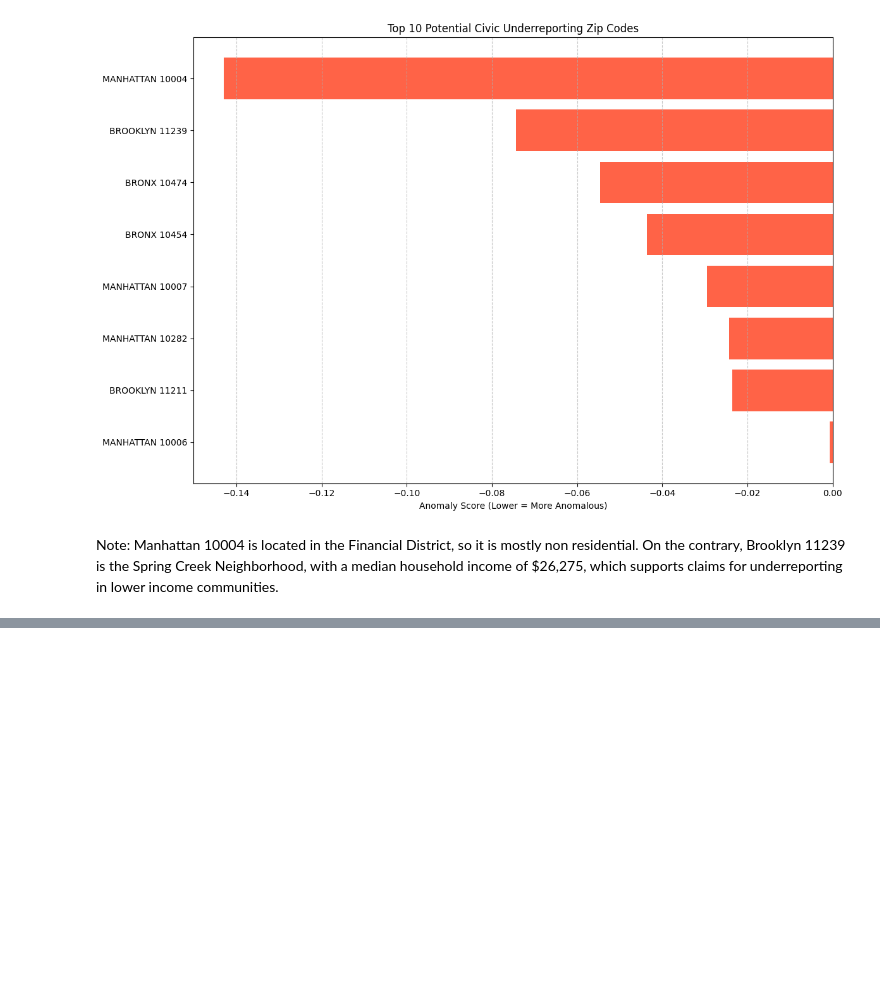
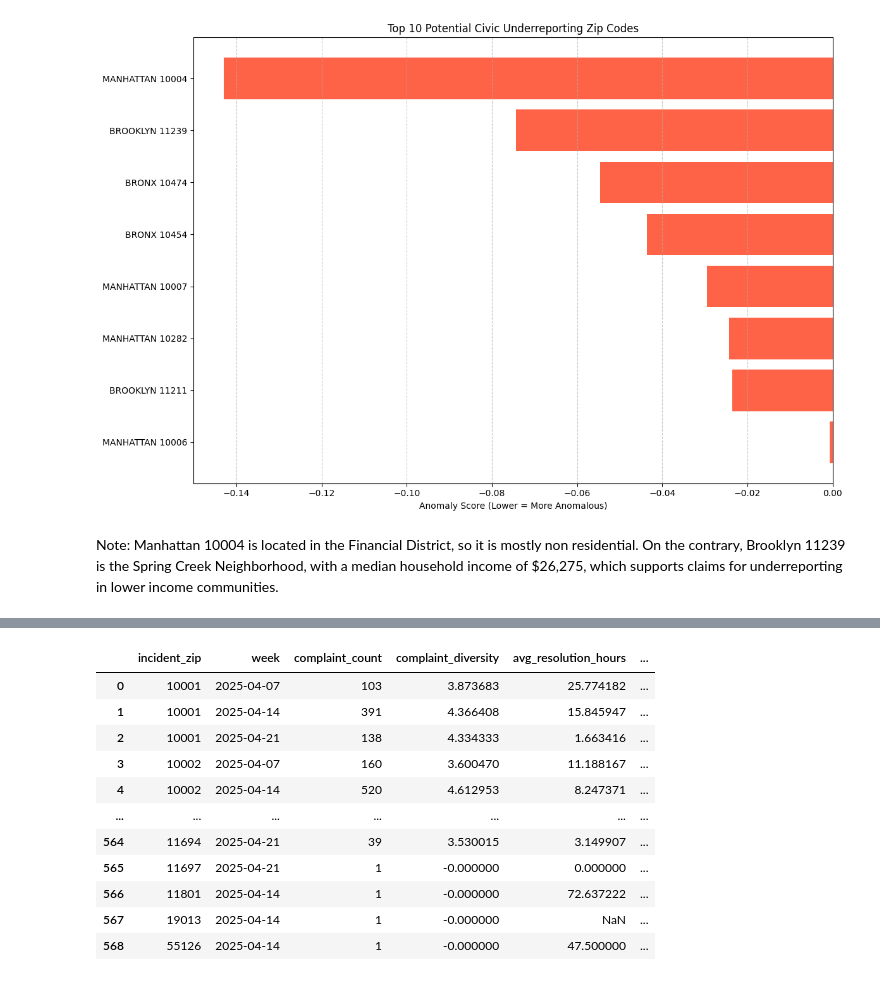
Before and after one commit to kevingutierrez04/311-calls-ny, a Jupyter notebook: ML_models.ipynb, the cells around one changed output, grey strips where cells are left out. Cells and saved outputs as stored; diff of their text form; code cells hidden in the pictures; blank space fills up the shorter version.

```diff
--- a/ML_models.ipynb
+++ b/ML_models.ipynb
@@ -166,0 +227,76 @@ Note: Manhattan 10004 is located in the Financial District, so it is mostly non
+# %%
+# WEEKLY FEATURE ENGINEERING (change_rate, surge_factor, diversity, resolution)
+
+import pandas as pd
+import numpy as np
+
+# 1) Load & clean
+zs = pd.read_csv('./zip_summary.csv')
+df = pd.read_csv(
+    './merged_nyc_311_census_data.csv',
+    parse_dates=['created_date', 'closed_date'],
+)
+
+# Helper to turn floats or ints into 5-digit strings, else drop
+def clean_zip(z):
+    try:
+        zi = int(float(z))
+        return f"{zi:05d}"
+    except:
+        return None
+
+for _df in (zs, df):
+    _df['incident_zip'] = _df['incident_zip'].apply(clean_zip)
+df = df.dropna(subset=['incident_zip'])
+zs = zs.dropna(subset=['incident_zip', 'total_population'])
+zs['total_population'] = pd.to_numeric(zs['total_population'], errors='coerce')
+
+# 2) Compute resolution in hours
+df['resolution_hours'] = (df['closed_date'] - df['created_date']).dt.total_seconds() / 3600
+
+# 3) Bucket into ISO-week
+df['week'] = df['created_date'].dt.to_period('W').dt.start_time
+
+# 4) Entropy helper
+def shannon_entropy(series):
+    counts = series.value_counts()
+    p = counts / counts.sum()
+    return float(-(p * np.log2(p)).sum())
+
+def p90_safe(x):
+    arr = x.dropna().values
+    return np.percentile(arr, 90) if arr.size else np.nan
+
+weekly = df.groupby(['incident_zip','week']).agg(
+    complaint_count        = ('unique_key',       'count'),
+    complaint_diversity    = ('complaint_type',   shannon_entropy),
+    avg_resolution_hours   = ('resolution_hours', 'mean'),
+    p90_resolution_hours   = ('resolution_hours', p90_safe)
+).reset_index()
+# 6) Merge in population and compute rate per 1k
+weekly = weekly.merge(
+    zs[['incident_zip','total_population']],
+    on='incident_zip',
+    how='inner'
+)
+weekly['complaint_rate_per_1000'] = (
+    weekly['complaint_count'] / (weekly['total_population'] / 1_000)
+)
+
+# 7) Change rate (w/w) and 6-week surge factor
+weekly = weekly.sort_values(['incident_zip','week'])
+grp = weekly.groupby('incident_zip')['complaint_rate_per_1000']
+
+weekly['change_rate']  = grp.diff(1) / grp.shift(1)
+weekly['surge_factor'] = (
+    weekly['complaint_rate_per_1000']
+    / grp.rolling(6, min_periods=1).mean().reset_index(level=0, drop=True)
+)
+
+# 8) Quick descriptive stats
+print("=== Descriptive Statistics ===")
+print( weekly[['change_rate','surge_factor','complaint_diversity',
+               'avg_resolution_hours','p90_resolution_hours']].describe() )
+
+weekly
+# %% [output]
@@ -166,0 +333,12 @@ Note: Manhattan 10004 is located in the Financial District, so it is mostly non
+|  | incident_zip | week | complaint_count | complaint_diversity | avg_resolution_hours | ... |
+| 0 | 10001 | 2025-04-07 | 103 | 3.873683 | 25.774182 | ... |
+| 1 | 10001 | 2025-04-14 | 391 | 4.366408 | 15.845947 | ... |
+| 2 | 10001 | 2025-04-21 | 138 | 4.334333 | 1.663416 | ... |
+| 3 | 10002 | 2025-04-07 | 160 | 3.600470 | 11.188167 | ... |
+| 4 | 10002 | 2025-04-14 | 520 | 4.612953 | 8.247371 | ... |
+| ... | ... | ... | ... | ... | ... | ... |
+| 564 | 11694 | 2025-04-21 | 39 | 3.530015 | 3.149907 | ... |
+| 565 | 11697 | 2025-04-21 | 1 | -0.000000 | 0.000000 | ... |
+| 566 | 11801 | 2025-04-14 | 1 | -0.000000 | 72.637222 | ... |
+| 567 | 19013 | 2025-04-14 | 1 | -0.000000 | NaN | ... |
+| 568 | 55126 | 2025-04-14 | 1 | -0.000000 | 47.500000 | ... |
```
Also changed, not shown: parts of 11 cells of this notebook, 2 other files.
